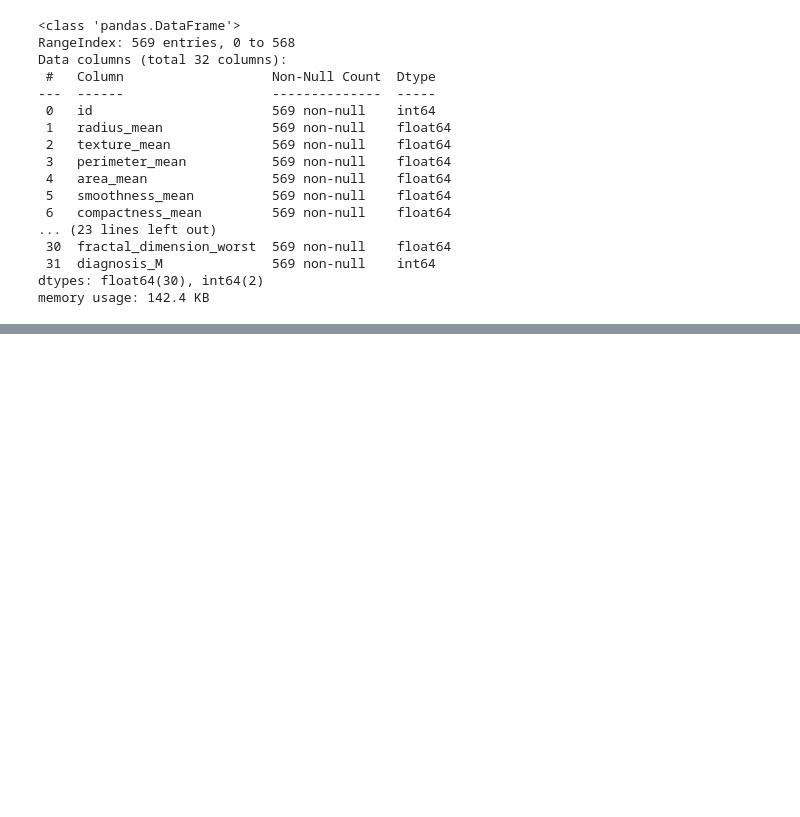
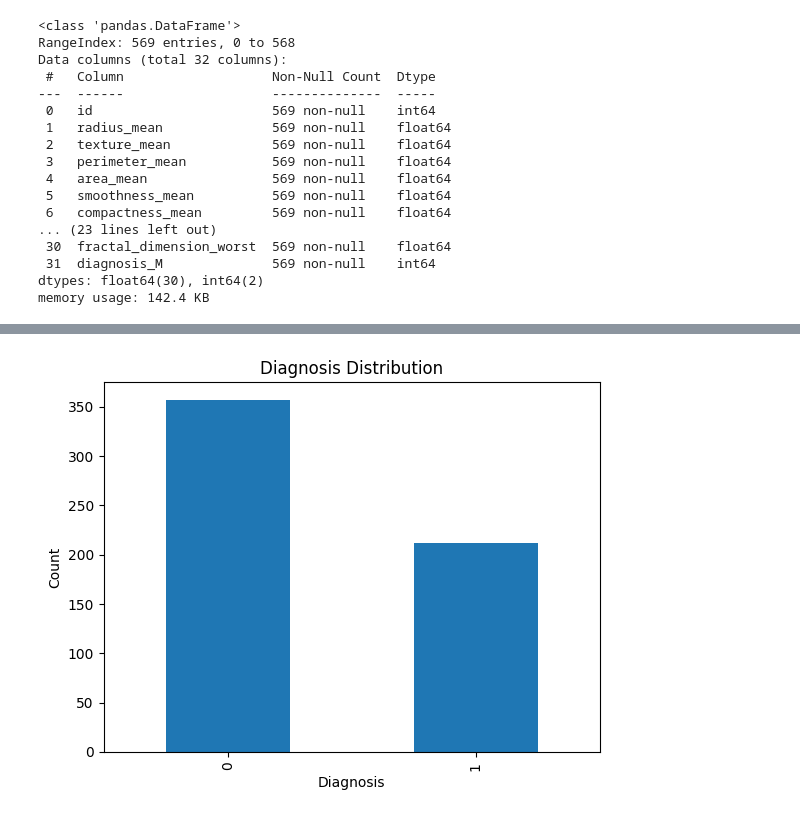
Before and after one commit to ganeshrayphale/Machine_Learning, a Jupyter notebook: KNN/Cancer_DataCleaning.ipynb, the cells around one changed output, grey strips where cells are left out. Cells and saved outputs as stored; diff of their text form; code cells hidden in the pictures; blank space fills up the shorter version.

```diff
--- a/KNN/Cancer_DataCleaning.ipynb
+++ b/KNN/Cancer_DataCleaning.ipynb
@@ -79,0 +163,13 @@ df.info()
+# %%
+import matplotlib.pyplot as plt
+
+df["diagnosis_M"].value_counts().plot(
+    kind="bar",
+    xlabel="Diagnosis",
+    ylabel="Count",
+    title="Diagnosis Distribution"
+)
+
+plt.show()
+# %% [output]
+[figure, added]
```
Also changed, not shown: parts of 9 cells of this notebook, 1 other file.
